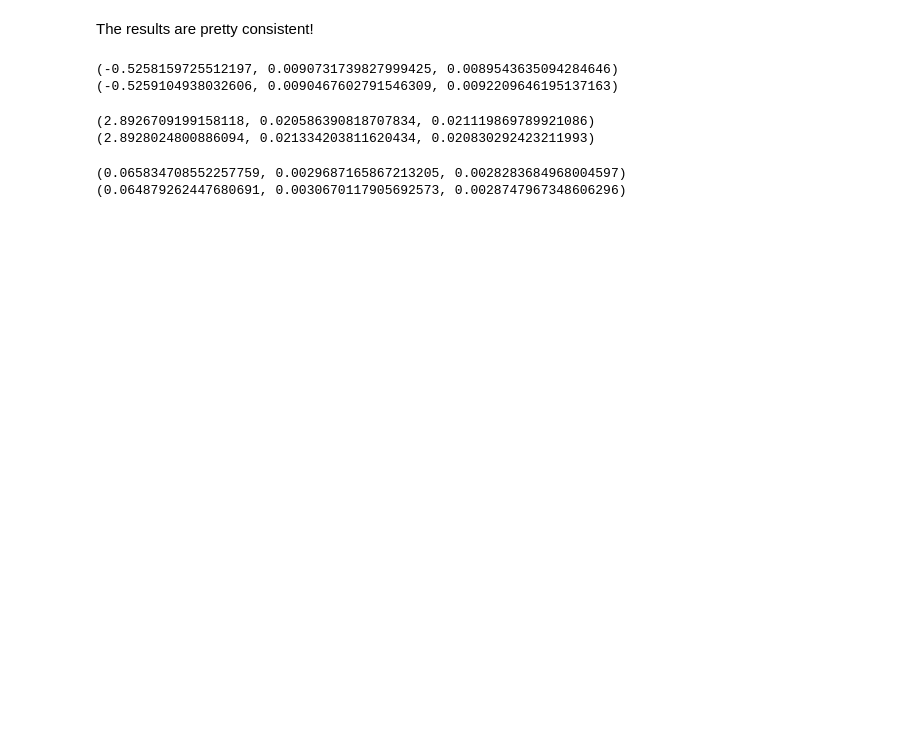
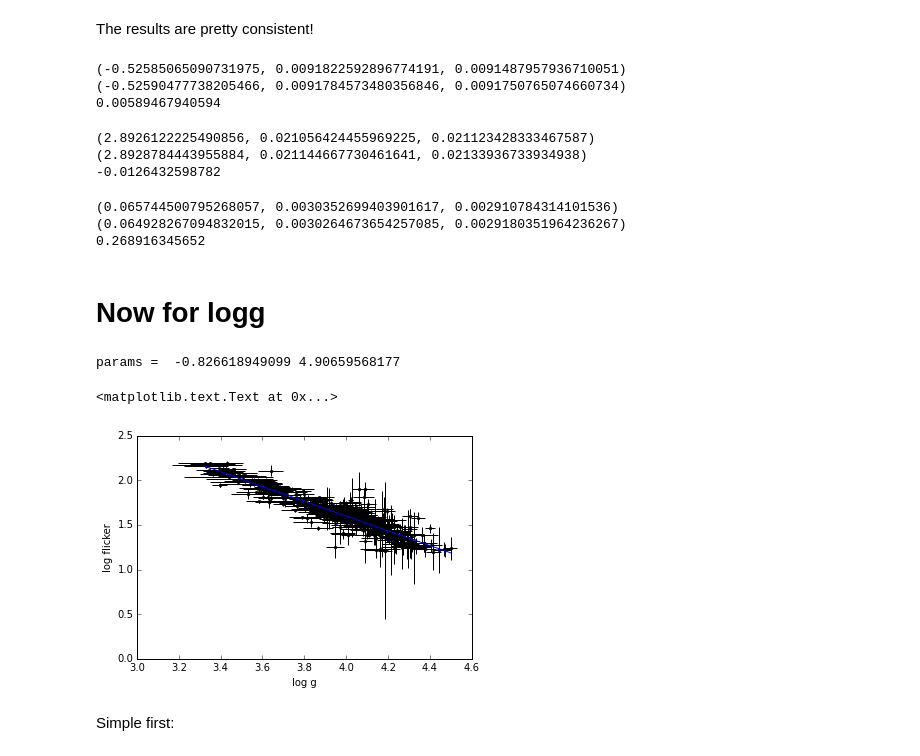
Before and after one commit to RuthAngus/flicker, a Jupyter notebook: code/analytic_vs_simple.ipynb, the cells around one changed output. Cells and saved outputs as stored; diff of their text form; code cells hidden in the pictures; blank space fills up the shorter version.

```diff
--- a/code/analytic_vs_simple.ipynb
+++ b/code/analytic_vs_simple.ipynb
@@ -94,18 +91,49 @@ The results are pretty consistent!
 # %%
 print(m1)
 print(m2)
+print((m1[0] - m2[0])/ m1[1])
 # %% [output]
-(-0.5258159725512197, 0.0090731739827999425, 0.0089543635094284646)
-(-0.5259104938032606, 0.0090467602791546309, 0.0092209646195137163)
+(-0.52585065090731975, 0.0091822592896774191, 0.0091487957936710051)
+(-0.52590477738205466, 0.0091784573480356846, 0.0091750765074660734)
+0.00589467940594
 # %%
 print(c1)
 print(c2)
+print((c1[0] - c2[0])/ c1[1])
 # %% [output]
-(2.8926709199158118, 0.020586390818707834, 0.021119869789921086)
-(2.8928024800886094, 0.021334203811620434, 0.020830292423211993)
+(2.8926122225490856, 0.021056424455969225, 0.021123428333467587)
+(2.8928784443955884, 0.021144667730461641, 0.02133936733934938)
+-0.0126432598782
-# %%
-print(ln_sig1)
-print(ln_sig2)
-# %% [output]
-(0.065834708552257759, 0.0029687165867213205, 0.0028283684968004597)
-(0.064879262447680691, 0.0030670117905692573, 0.0028747967348606296)
+# %%
+print(sig1)
+print(ln_sig2)
+print((sig1[0] - ln_sig2[0])/ sig1[1])
+# %% [output]
+(0.065744500795268057, 0.0030352699403901617, 0.002910784314101536)
+(0.064928267094832015, 0.0030264673654257085, 0.0029180351964236267)
+0.268916345652
+# %% [markdown]
+# Now for logg
+# %%
+# load data
+f, ferr, l, lerr, _, _ = np.genfromtxt("../data/log.dat").T
+
+# fit a line
+AT = np.vstack((l, np.ones_like(r)))
+ATA = np.dot(AT, AT.T)
+m, c = np.linalg.solve(ATA, np.dot(AT, f))
+print("params = ", m, c)
+
+# plot data with best fit line
+xs = np.linspace(min(l), max(l), 100)
+ys = m * xs + c
+plt.errorbar(l, f, xerr=lerr, yerr=ferr, fmt="k.", capsize=0)
+plt.plot(xs, ys)
+plt.ylabel("log flicker")
+plt.xlabel("log g")
+# %% [output]
+params =  -0.826618949099 4.90659568177
+<matplotlib.text.Text at 0x...>
+[figure, added]
+# %% [markdown]
+Simple first:
```
Also changed, not shown: parts of 12 cells of this notebook, 7 other files.
